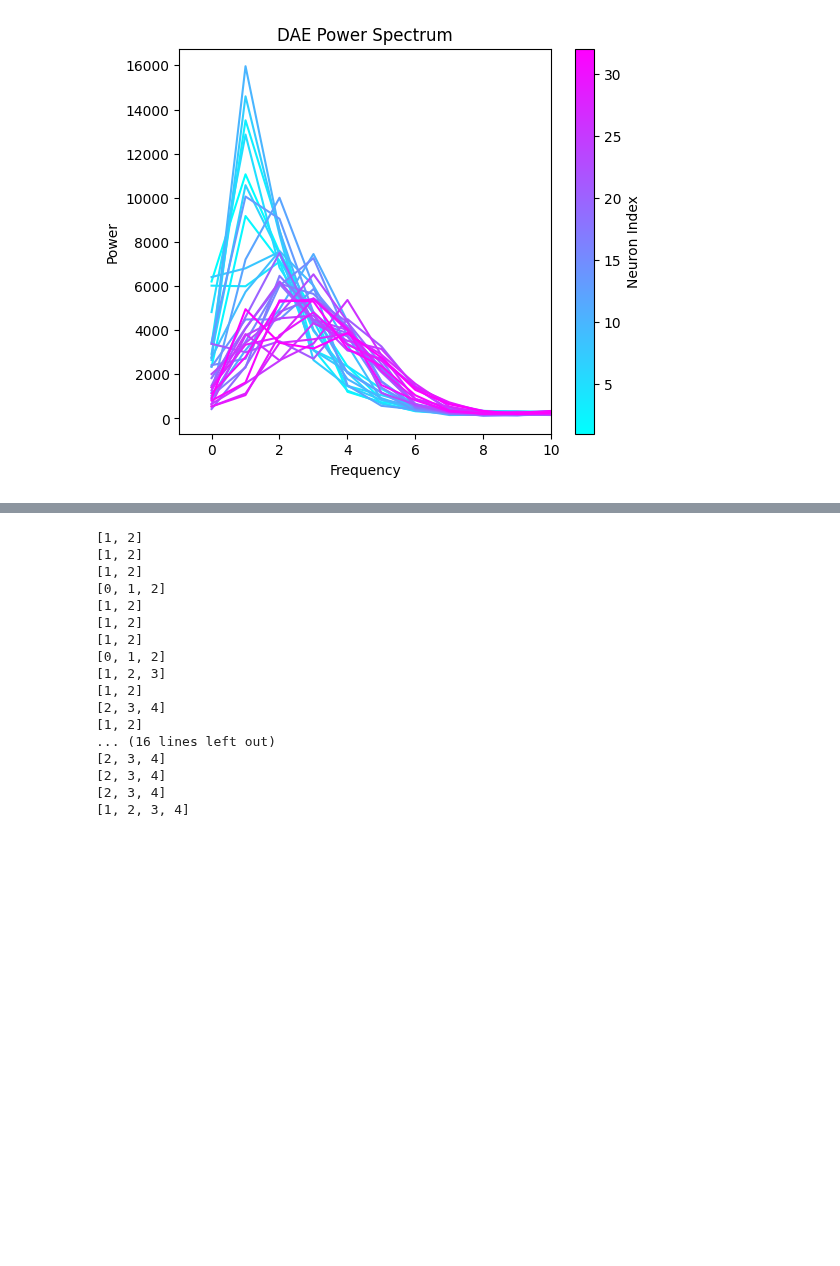
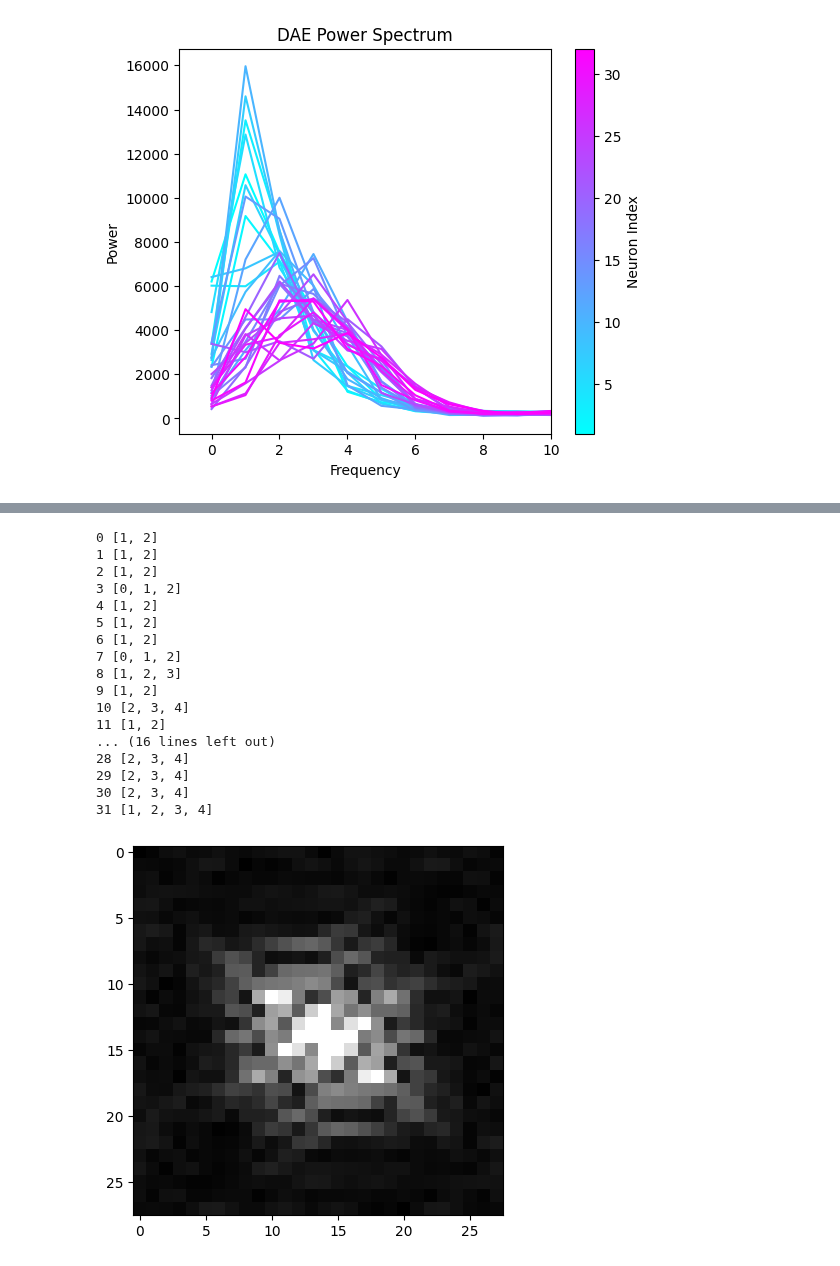
Before and after one commit to DiJam20/developing-autoencoders, a Jupyter notebook: 13_Finding_RF_Frequency.ipynb, the cells around one changed output, grey strips where cells are left out. Drawn from its saved outputs; the diff is of its cells as text; code cells hidden in the pictures; blank space fills up the shorter version.

```diff
--- a/13_Finding_RF_Frequency.ipynb
+++ b/13_Finding_RF_Frequency.ipynb
@@ -413,26 +413,26 @@ def peak_frequencies(power_spectrum):
 
     return([*range(i, j + 1)])
 
-for i in drf_freq_ls:
-    print(peak_frequencies(i))
+for i, j in enumerate(drf_freq_ls):
+    print(i, peak_frequencies(j))
 # %% [output]
-[1, 2]
-[1, 2]
-[1, 2]
-[0, 1, 2]
-[1, 2]
-[1, 2]
-[1, 2]
-[0, 1, 2]
-[1, 2, 3]
-[1, 2]
-[2, 3, 4]
-[1, 2]
+0 [1, 2]
+1 [1, 2]
+2 [1, 2]
+3 [0, 1, 2]
+4 [1, 2]
+5 [1, 2]
+6 [1, 2]
+7 [0, 1, 2]
+8 [1, 2, 3]
+9 [1, 2]
+10 [2, 3, 4]
+11 [1, 2]
 ... (16 lines left out)
-[2, 3, 4]
-[2, 3, 4]
-[2, 3, 4]
-[1, 2, 3, 4]
+28 [2, 3, 4]
+29 [2, 3, 4]
+30 [2, 3, 4]
+31 [1, 2, 3, 4]
 # %%
 def draw_circle(shape, diameter):
     '''
@@ -479,3 +479,37 @@ def add_frequency_noise(image, noise_level=1, inner_diameter=3, outer_diameter=7
     img_reco = np.fft.ifft2(fft_with_noise)
 
     return np.abs(img_reco)
+# %%
+inner_diameter = 1
+outer_diameter = 3
+
+sample_image = train_images[3][0]
+
+circle_mask         = draw_circle(shape=sample_image.shape,diameter=inner_diameter)
+outer_circle_mask   = draw_circle(shape=sample_image.shape, diameter=outer_diameter)
+ring_mask           = outer_circle_mask & ~circle_mask
+
+fft_img = np.fft.fftshift(np.fft.fft2(sample_image))
+
+fft_img_filtered_RING = []
+
+full_fft_filter  = fft_img
+# Ring (medium-frequency)
+temp = filter_circle(ring_mask, full_fft_filter)
+fft_img_filtered_RING.append(temp)
+fft_img_filtered_RING = np.array(fft_img_filtered_RING)
+fft_img_filtered_RING = np.transpose(fft_img_filtered_RING,(1,2,0))
+
+# Multiply the medium-frequency components by (1 + noise_level * random_noise)
+noise = np.random.randn(*fft_img_filtered_RING.shape)
+fft_img_filtered_RING += 2 * noise
+
+# plt.imshow(np.abs(full_fft_filter), cmap='gray', vmin=0, vmax=50)
+plt.imshow(np.abs(full_fft_filter), cmap='gray', vmin=0, vmax=30)
+
+
+
+np.abs(fft_img_filtered_RING)
+img_reco_filtered_RING = np.fft.ifft2(fft_img_filtered_RING[:, :, 0])
+# %% [output]
+[figure, added]
```
Also changed, not shown: parts of 15 cells of this notebook.
